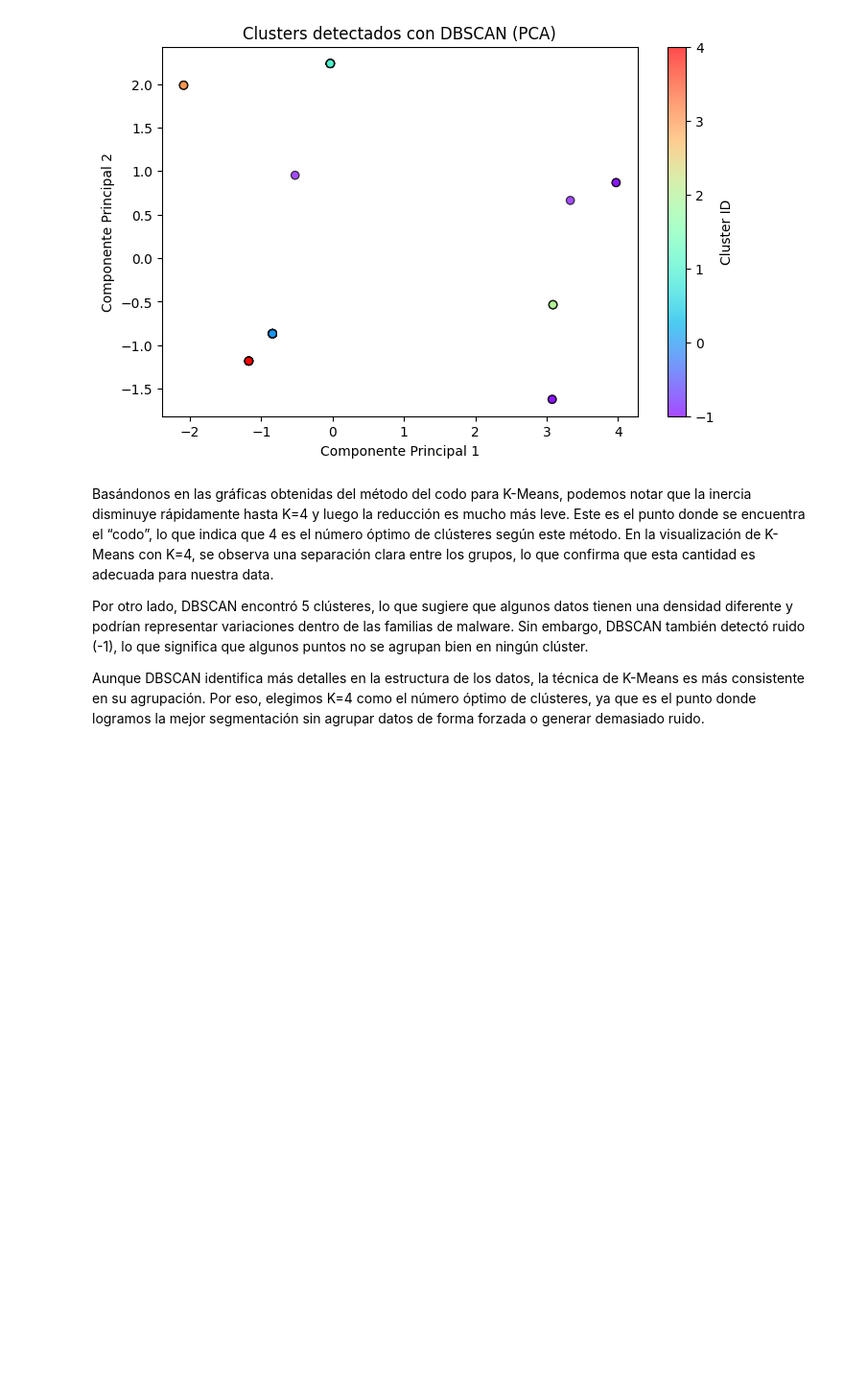
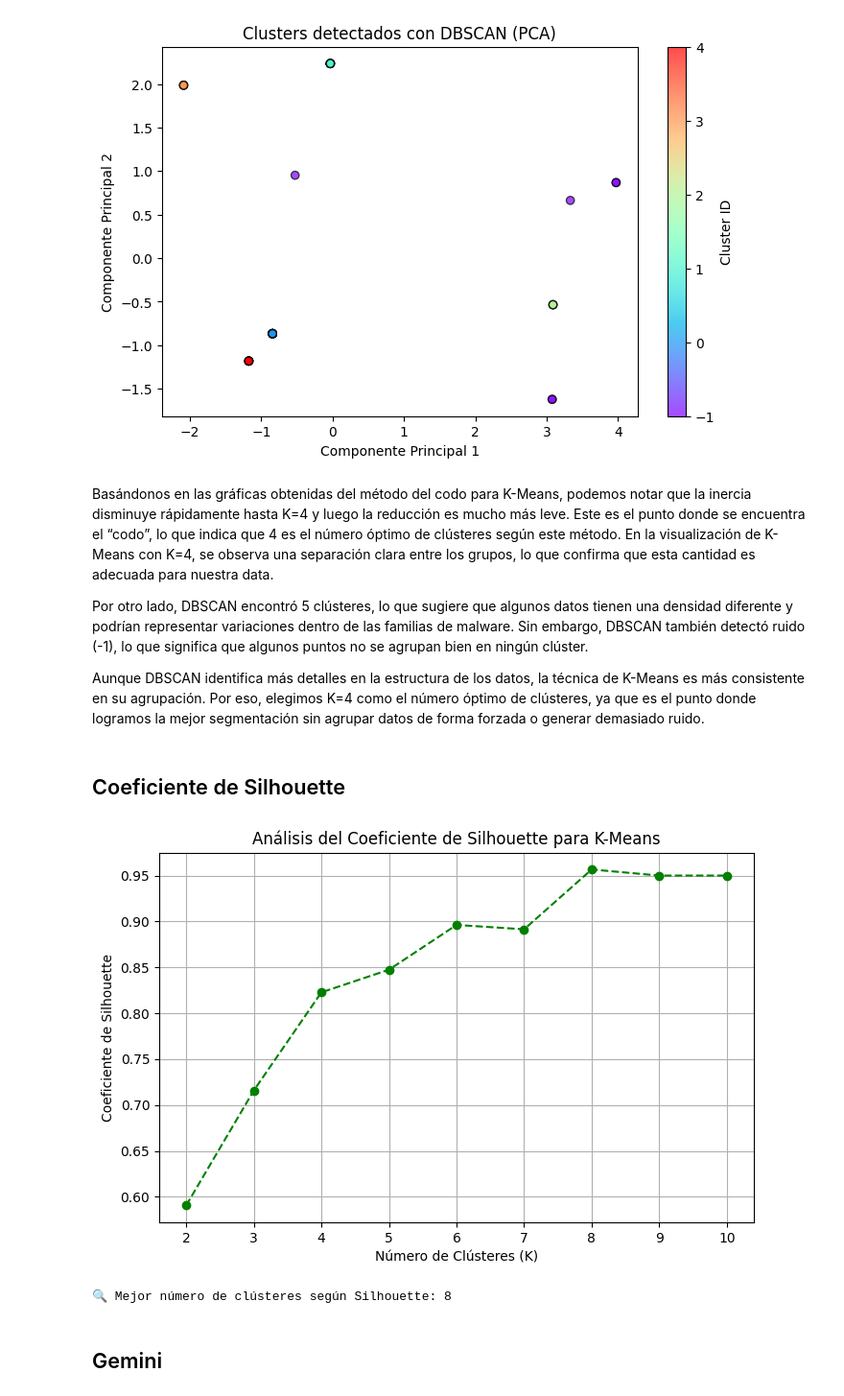
Before and after one commit to mvrcentes/Security_Data_Science, a Jupyter notebook: lab_malware_families.ipynb, the cells around one changed output. Shown at 96% size. Cells and saved outputs as stored; diff of their text form; code cells hidden in the pictures; blank space fills up the shorter version.

```diff
--- a/lab_malware_families.ipynb
+++ b/lab_malware_families.ipynb
@@ -349,3 +349,53 @@ Basándonos en las gráficas obtenidas del método del codo para K-Means, podemo
 Por otro lado, DBSCAN encontró 5 clústeres, lo que sugiere que algunos datos tienen una densidad diferente y podrían representar variaciones dentro de las familias de malware. Sin embargo, DBSCAN también detectó ruido (-1), lo que significa que algunos puntos no se agrupan bien en ningún clúster.
 
 Aunque DBSCAN identifica más detalles en la estructura de los datos, la técnica de K-Means es más consistente en su agrupación. Por eso, elegimos K=4 como el número óptimo de clústeres, ya que es el punto donde logramos la mejor segmentación sin agrupar datos de forma forzada o generar demasiado ruido.
+# %% [markdown]
+## Coeficiente de Silhouette
+# %%
+import pandas as pd
+import numpy as np
+import matplotlib.pyplot as plt
+from sklearn.cluster import KMeans
+from sklearn.metrics import silhouette_score
+from sklearn.preprocessing import StandardScaler
+
+# 📌 Cargar dataset
+df = pd.read_csv("malware_dataset_optimized.csv")
+
+# 📌 Filtrar solo columnas numéricas para clustering
+df_numeric = df.select_dtypes(include=['number'])
+
+# 📌 Escalar los datos para mejorar el rendimiento de los algoritmos de clustering
+scaler = StandardScaler()
+df_scaled = scaler.fit_transform(df_numeric)
+
+# 📌 Definir rango de valores de K para evaluar
+K_range = range(2, 11)  # El coeficiente de Silhouette no se puede calcular para K=1
+
+# 📌 Almacenar los valores del coeficiente de Silhouette
+silhouette_scores = []
+
+for k in K_range:
+    kmeans = KMeans(n_clusters=k, random_state=42, n_init=10)
+    labels = kmeans.fit_predict(df_scaled)
+    score = silhouette_score(df_scaled, labels)
+    silhouette_scores.append(score)
+
+# 📌 Gráfica del Coeficiente de Silhouette
+plt.figure(figsize=(8, 5))
+plt.plot(K_range, silhouette_scores, marker='o', linestyle='--', color='g')
+plt.xlabel("Número de Clústeres (K)")
+plt.ylabel("Coeficiente de Silhouette")
+plt.title("Análisis del Coeficiente de Silhouette para K-Means")
+plt.xticks(K_range)
+plt.grid(True)
+plt.show()
+
+# 📌 Determinar el mejor número de clústeres según el coeficiente de Silhouette
+optimal_k_silhouette = K_range[np.argmax(silhouette_scores)]
+print(f"🔍 Mejor número de clústeres según Silhouette: {optimal_k_silhouette}")
+# %% [output]
+[figure, added]
+🔍 Mejor número de clústeres según Silhouette: 8
+# %% [markdown]
+## Gemini
```
Also changed, not shown: parts of 4 cells of this notebook, 5 other files.
